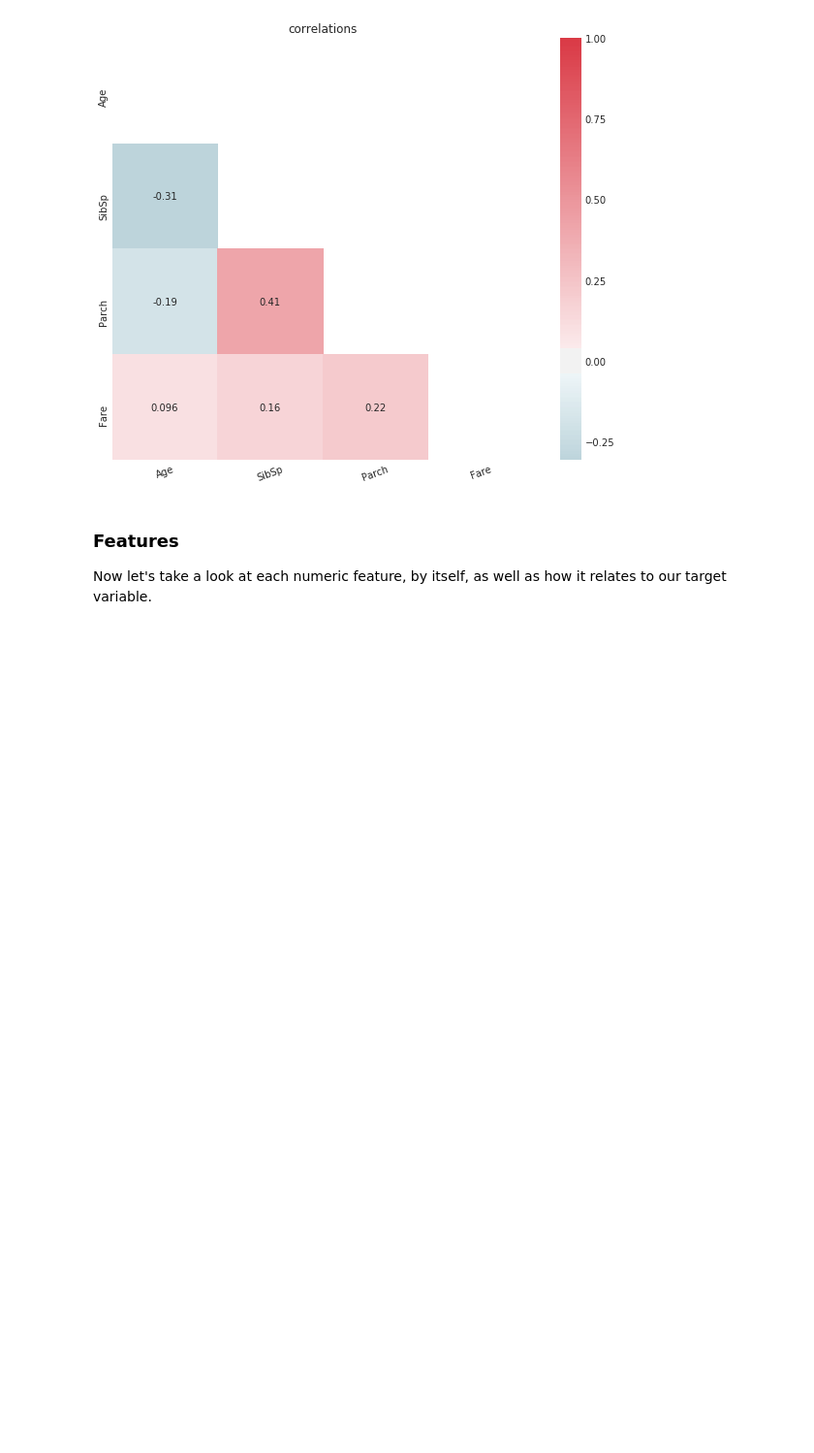
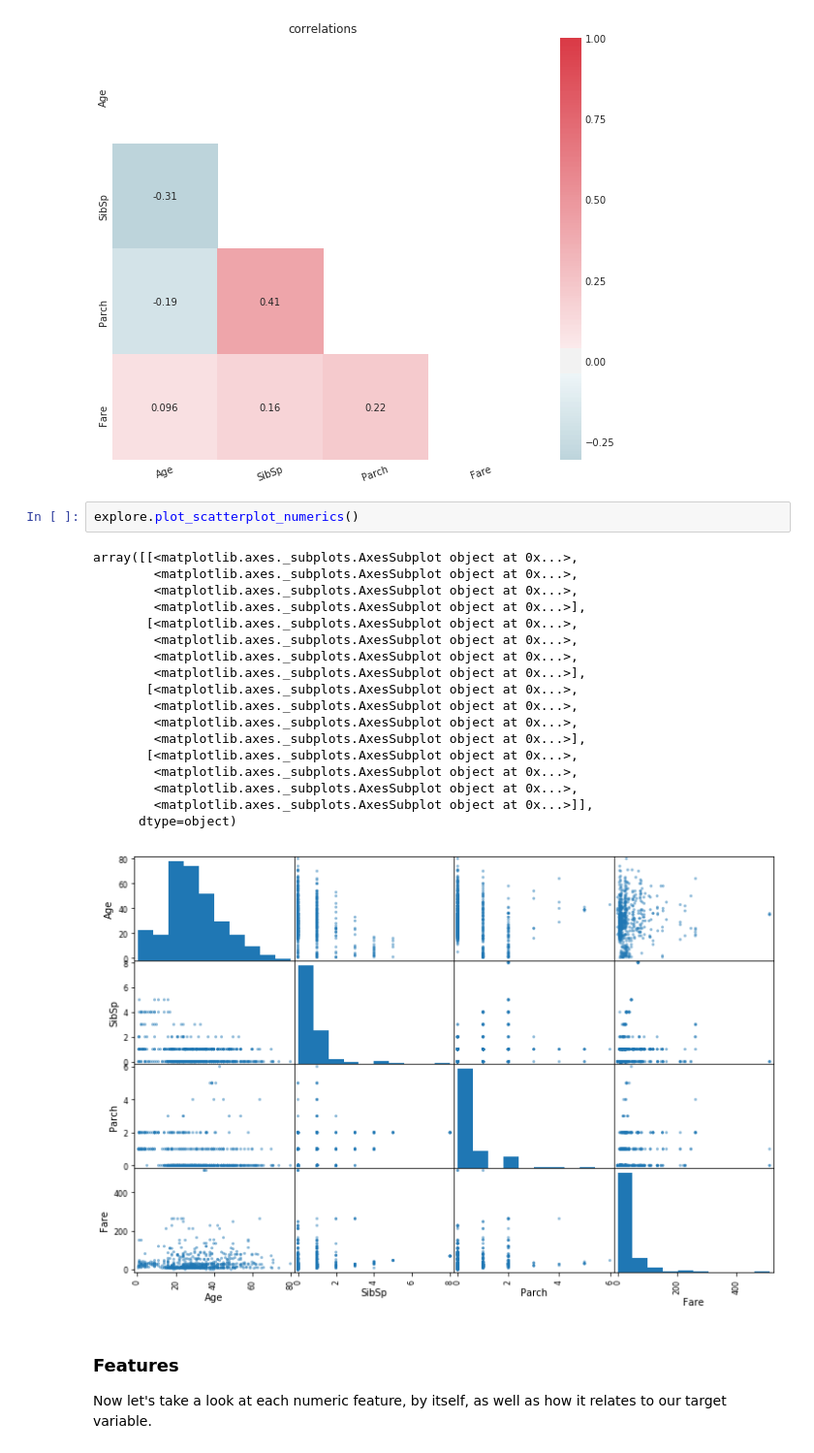
Before and after one commit to shane-kercheval/oo-learning, a Jupyter notebook: examples/classification-titanic/1-Exploring the Titanic Dataset.ipynb, the cells around one changed output. Shown: that part at 97% size. Drawn from its saved outputs; the diff is of its cells as text; blank space fills up the shorter version.

```diff
--- a/examples/classification-titanic/1-Exploring the Titanic Dataset.ipynb
+++ b/examples/classification-titanic/1-Exploring the Titanic Dataset.ipynb
@@ -112,6 +112,27 @@ A good place to start is with an overall idea of how correlated our numeric feat
 explore.plot_correlation_heatmap()
 # %% [output]
 [figure]
+# %%
+explore.plot_scatterplot_numerics()
+# %% [output]
+array([[<matplotlib.axes._subplots.AxesSubplot object at 0x...>,
+        <matplotlib.axes._subplots.AxesSubplot object at 0x...>,
+        <matplotlib.axes._subplots.AxesSubplot object at 0x...>,
+        <matplotlib.axes._subplots.AxesSubplot object at 0x...>],
+       [<matplotlib.axes._subplots.AxesSubplot object at 0x...>,
+        <matplotlib.axes._subplots.AxesSubplot object at 0x...>,
+        <matplotlib.axes._subplots.AxesSubplot object at 0x...>,
+        <matplotlib.axes._subplots.AxesSubplot object at 0x...>],
+       [<matplotlib.axes._subplots.AxesSubplot object at 0x...>,
+        <matplotlib.axes._subplots.AxesSubplot object at 0x...>,
+        <matplotlib.axes._subplots.AxesSubplot object at 0x...>,
+        <matplotlib.axes._subplots.AxesSubplot object at 0x...>],
+       [<matplotlib.axes._subplots.AxesSubplot object at 0x...>,
+        <matplotlib.axes._subplots.AxesSubplot object at 0x...>,
+        <matplotlib.axes._subplots.AxesSubplot object at 0x...>,
+        <matplotlib.axes._subplots.AxesSubplot object at 0x...>]],
+      dtype=object)
+[figure, added]
 # %% [markdown]
 ### Features
 
```
Also changed, not shown: parts of 23 cells of this notebook, 19 other files.
